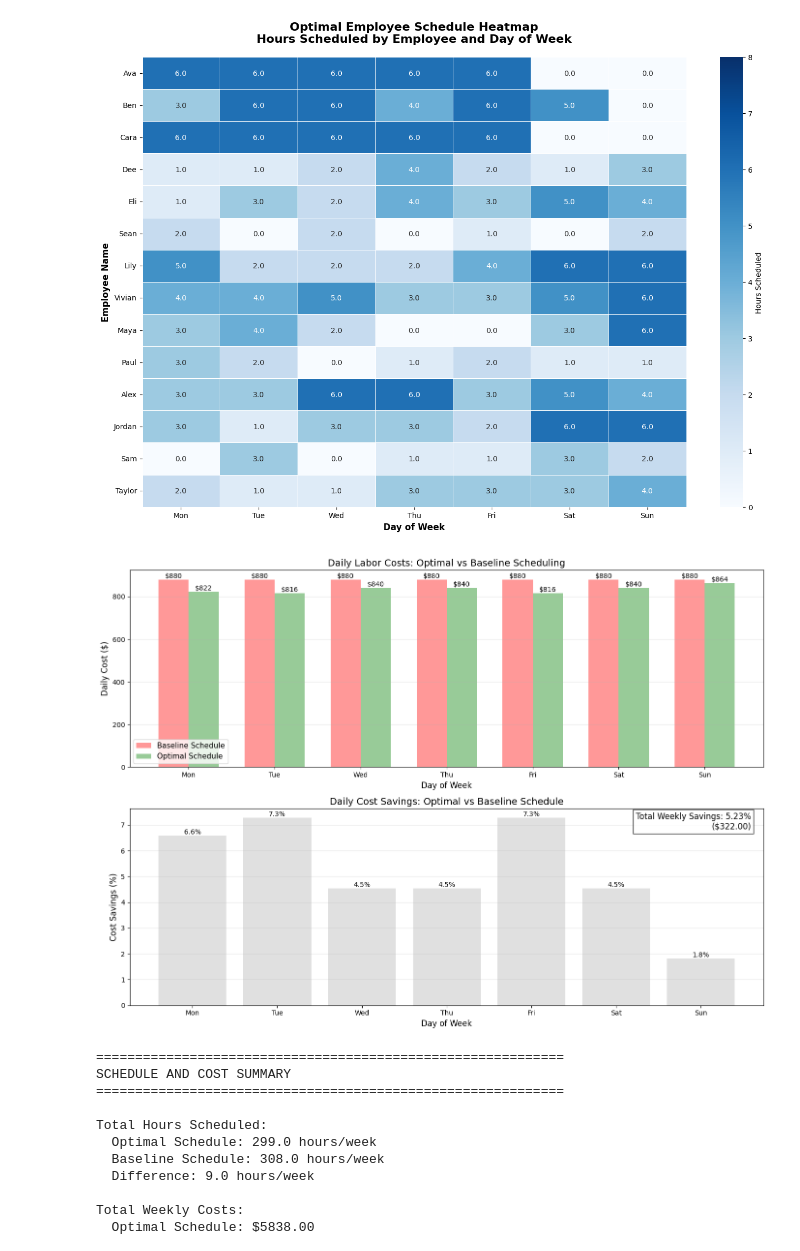
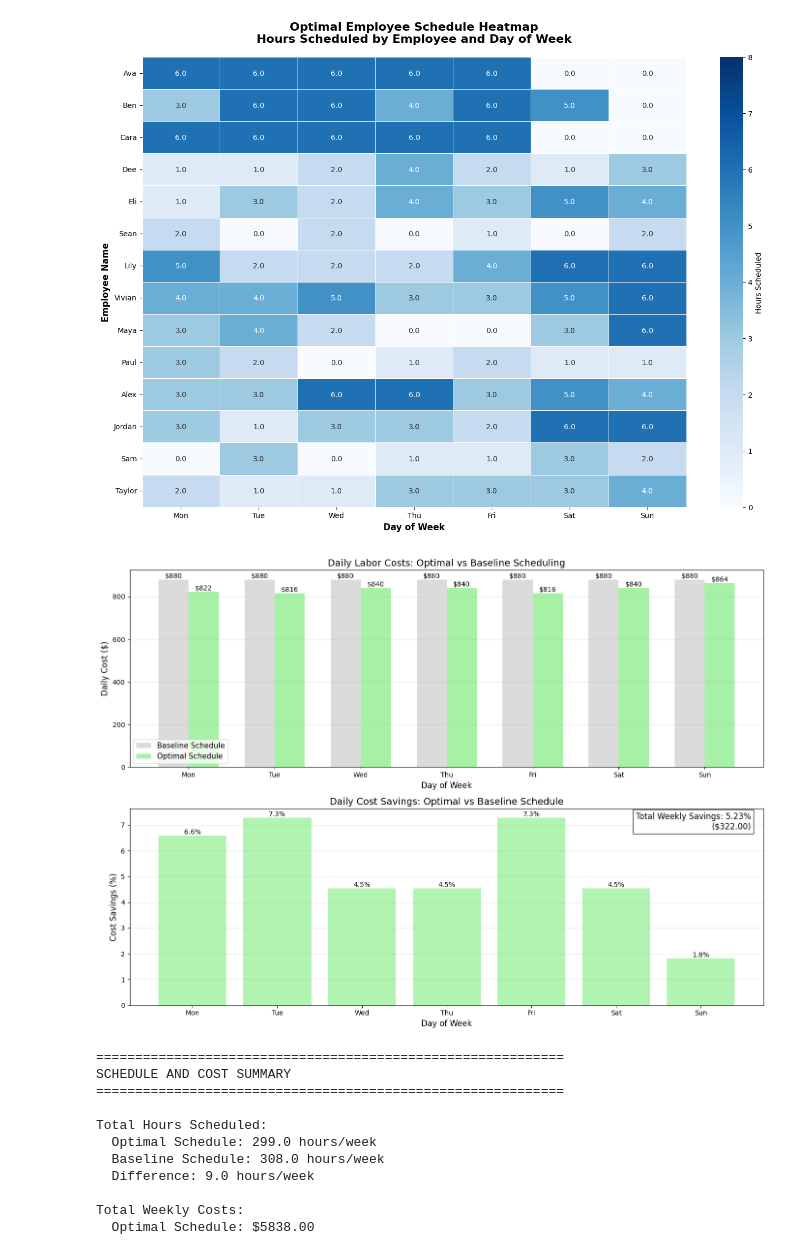
Before and after one commit to katiezchang/IEOR174, a Jupyter notebook: 174_Final_Report.ipynb, the cells around one changed output. Drawn from its saved outputs; the diff is of its cells as text; code cells hidden in the pictures.

```diff
--- a/174_Final_Report.ipynb
+++ b/174_Final_Report.ipynb
@@ -572,9 +572,9 @@ naive_costs = [naive_daily_costs[d] for d in DAYS]
 optimal_costs = [optimal_daily_costs[d] for d in DAYS]
 
 bars1 = ax1.bar(x - width/2, naive_costs, width, label=f'Baseline Schedule',
-                color='#ff7f7f', alpha=0.8)
+                color='lightgray', alpha=0.8)
 bars2 = ax1.bar(x + width/2, optimal_costs, width, label='Optimal Schedule',
-                color='#7fbf7f', alpha=0.8)
+                color='lightgreen', alpha=0.8)
 
 ax1.set_xlabel('Day of Week', fontsize=12)
 ax1.set_ylabel('Daily Cost ($)', fontsize=12)
@@ -599,35 +599,35 @@ savings_values = [cost_savings[d] for d in DAYS]
 savings_percentages = [100 * (cost_savings[d] / naive_daily_costs[d]) if naive_daily_costs[d] > 0 else 0 for d in DAYS]
 colors = ['green' if s > 0 else 'red' for s in savings_percentages]
 
-bars3 = ax2.bar(DAYS, savings_percentages, color="lightgray",alpha=0.7)
+bars3 = ax2.bar(DAYS, savings_percentages, color="lightgreen",alpha=0.7)
 ax2.axhline(y=0, color='black', linestyle='-', linewidth=0.8)
 ax2.set_xlabel('Day of Week', fontsize=12)
 ax2.set_ylabel('Cost Savings (%)', fontsize=12)
 ax2.set_title('Daily Cost Savings: Optimal vs Baseline Schedule', fontsize=14)
 ax2.grid(True, alpha=0.3, axis='y')
 
 # Add value labels
 for bar, pct in zip(bars3, savings_percentages):
     height = bar.get_height()
     label = f'{pct:.1f}%'
     ax2.text(bar.get_x() + bar.get_width()/2., height,
             label,
             ha='center', va='bottom' if height > 0 else 'top', fontsize=10)
 
 # Add total savings annotation (as percentage)
 total_naive_cost = sum(naive_daily_costs.values())
 total_optimal_cost = sum(optimal_daily_costs.values())
 total_savings_pct = 100 * (total_naive_cost - total_optimal_cost) / total_naive_cost if total_naive_cost > 0 else 0
 total_savings_dollar = sum(savings_values)
 ax2.text(0.98, 0.98, f'Total Weekly Savings: {total_savings_pct:.2f}%\n(${total_savings_dollar:.2f})',
          transform=ax2.transAxes, fontsize=12,
          verticalalignment='top', horizontalalignment='right',
          bbox=dict(facecolor='white', alpha=0.8))
 
 plt.tight_layout()
 plt.savefig('cost_savings_analysis.png', dpi=300, bbox_inches='tight')
 plt.show()
 # %% [output]
-[figure, old version]
+[figure, new version]
 # %%
 # Summary statistics
```
Also changed, not shown: parts of 1 cell of this notebook.
